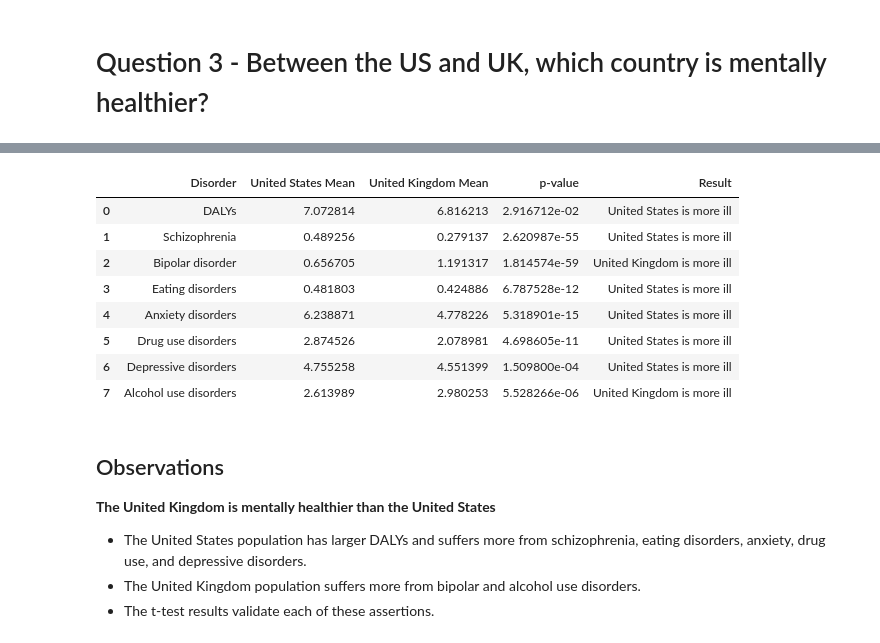
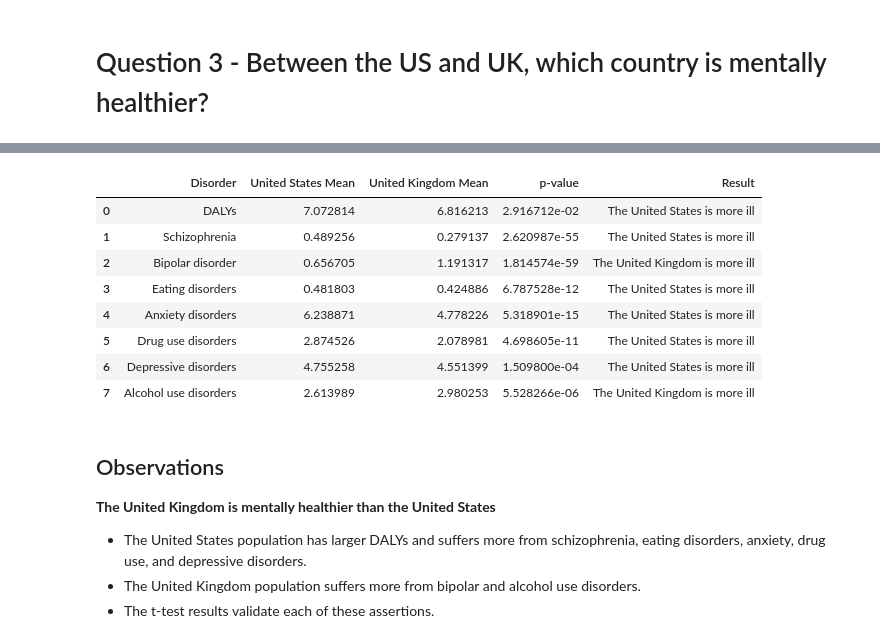
Before and after one commit to rutgers-bootcamp-project-1-team-5/mental_health, a Jupyter notebook: mental_health.ipynb, the cells around one changed output, grey strips where cells are left out. Drawn from its saved outputs; the diff is of its cells as text; code cells hidden in the pictures.

```diff
--- a/mental_health.ipynb
+++ b/mental_health.ipynb
@@ -240,8 +240,7 @@ for c in countries_of_interest:
     plt.ylabel('Percent of Population with Disorder')
     plt.legend(diseases, bbox_to_anchor=(1, 1))
     plt.grid()
-    if c in ['United States', 'United Kingdom']:
-        plt.savefig(Path('media', f"{c.replace(' ', '_')}_disorders.png"), bbox_inches="tight")
+    plt.savefig(Path('media', f"disorders_in_{c.replace(' ', '_')}.png"), bbox_inches="tight")
     plt.show()
 # %% [output]
 [figure]
@@ -260,3 +259,30 @@ Across the board, the two disorders that are most prevalent in each listed count
 The United Kingdom is the only country in which bipolar disorders have affected above 1% of the population. The United States is the only country where drug and alcohol abuse is above 2%.
 # %% [markdown]
 # Question 3 - Between the US and UK, which country is mentally healthier?
+# %%
+# Plot comparing DALYs between the US and the UK
+us_df = dalys_df[dalys_df['Entity'] == 'United States']
+uk_df = dalys_df[dalys_df['Entity'] == 'United Kingdom']
+plt.plot(us_df['Year'], us_df['DALYs'])
+plt.plot(uk_df['Year'], uk_df['DALYs'])
+plt.title('DALYs in the US & the UK')
+plt.xlabel('Year')
+plt.ylabel('Disability Adjusted Life Years')
+plt.legend(['United States', 'United Kingdom'], bbox_to_anchor=(1.35, 1))
+plt.grid()
+plt.savefig(Path('media', f"us_uk_dalys.png"), bbox_inches="tight")
+plt.show()
+
+# Plots comparing individual mental illness prevalence between the US and the UK
+us_df = disease_df[disease_df['Entity'] == 'United States']
+uk_df = disease_df[disease_df['Entity'] == 'United Kingdom']
+for d in diseases:
+    plt.plot(us_df['Year'], us_df[d])
+    plt.plot(uk_df['Year'], uk_df[d])
+    plt.title(f'{d} in the US & the UK')
+    plt.xlabel('Year')
+    plt.ylabel('Percent of Population with Disorder')
+    plt.legend(['United States', 'United Kingdom'], bbox_to_anchor=(1.35, 1))
+    plt.grid()
+    plt.savefig(Path('media', f"us_uk_{d}.png"), bbox_inches="tight")
+    plt.show()
@@ -263,7 +302,7 @@ The United Kingdom is the only country in which bipolar disorders have affected
 # %%
 us_uk_df = pd.DataFrame(columns=['Disorder', 'United States Mean', 'United Kingdom Mean', 'p-value', 'Result'])
 
-# Compare the country DALYs
+# Compare the country DALYs means...
 us_df = dalys_df[dalys_df['Entity'] == 'United States']['DALYs']
 us_mean = us_df.mean()
 
@@ -276,51 +315,51 @@ pvalue = stats.ttest_ind(us_df, uk_df, equal_var=False).pvalue
 result = ''
 if pvalue < 0.05:
     if us_mean > uk_mean:
-        result = 'United States is more ill'
+        result = 'The United States is more ill'
     else:
-        result = 'United Kingdom is more ill'
+        result = 'The United Kingdom is more ill'
 else:
     result = 'Statistically insignificant'
 
 row = pd.DataFrame([['DALYs', us_df.mean(), uk_df.mean(), pvalue, result]], columns=['Disorder', 'United States Mean', 'United Kingdom Mean', 'p-value', 'Result'])
 us_uk_df = pd.concat([us_uk_df, row])
 
 # For each disease...
 for d in diseases:
     # ... First compare the coutry means...
     us_df = disease_df[disease_df['Entity'] == 'United States'][d]
     us_mean = us_df.mean()
 
     uk_df = disease_df[disease_df['Entity'] == 'United Kingdom'][d]
     uk_mean = uk_df.mean()
 
     # ... Then use a t-test to verify statistical significance.
     pvalue = stats.ttest_ind(us_df, uk_df, equal_var=False).pvalue
 
     result = ''
     if pvalue < 0.05:
         if us_mean > uk_mean:
-            result = 'United States is more ill'
+            result = 'The United States is more ill'
         else:
-            result = 'United Kingdom is more ill'
+            result = 'The United Kingdom is more ill'
     else:
         result = 'Statistically insignificant'
 
     row = pd.DataFrame([[d, us_df.mean(), uk_df.mean(), pvalue, result]], columns=['Disorder', 'United States Mean', 'United Kingdom Mean', 'p-value', 'Result'])
     us_uk_df = pd.concat([us_uk_df, row])
 
 us_uk_df = us_uk_df.reset_index(drop=True)
 us_uk_df
 # %% [output]
 |  | Disorder | United States Mean | United Kingdom Mean | p-value | Result |
-| 0 | DALYs | 7.072814 | 6.816213 | 2.916712e-02 | United States is more ill |
-| 1 | Schizophrenia | 0.489256 | 0.279137 | 2.620987e-55 | United States is more ill |
-| 2 | Bipolar disorder | 0.656705 | 1.191317 | 1.814574e-59 | United Kingdom is more ill |
-| 3 | Eating disorders | 0.481803 | 0.424886 | 6.787528e-12 | United States is more ill |
-| 4 | Anxiety disorders | 6.238871 | 4.778226 | 5.318901e-15 | United States is more ill |
-| 5 | Drug use disorders | 2.874526 | 2.078981 | 4.698605e-11 | United States is more ill |
-| 6 | Depressive disorders | 4.755258 | 4.551399 | 1.509800e-04 | United States is more ill |
-| 7 | Alcohol use disorders | 2.613989 | 2.980253 | 5.528266e-06 | United Kingdom is more ill |
+| 0 | DALYs | 7.072814 | 6.816213 | 2.916712e-02 | The United States is more ill |
+| 1 | Schizophrenia | 0.489256 | 0.279137 | 2.620987e-55 | The United States is more ill |
+| 2 | Bipolar disorder | 0.656705 | 1.191317 | 1.814574e-59 | The United Kingdom is more ill |
+| 3 | Eating disorders | 0.481803 | 0.424886 | 6.787528e-12 | The United States is more ill |
+| 4 | Anxiety disorders | 6.238871 | 4.778226 | 5.318901e-15 | The United States is more ill |
+| 5 | Drug use disorders | 2.874526 | 2.078981 | 4.698605e-11 | The United States is more ill |
+| 6 | Depressive disorders | 4.755258 | 4.551399 | 1.509800e-04 | The United States is more ill |
+| 7 | Alcohol use disorders | 2.613989 | 2.980253 | 5.528266e-06 | The United Kingdom is more ill |
 # %% [markdown]
 ## Observations
 **The United Kingdom is mentally healthier than the United States**
```
Also changed, not shown: parts of 2 cells of this notebook, 20 other files.
